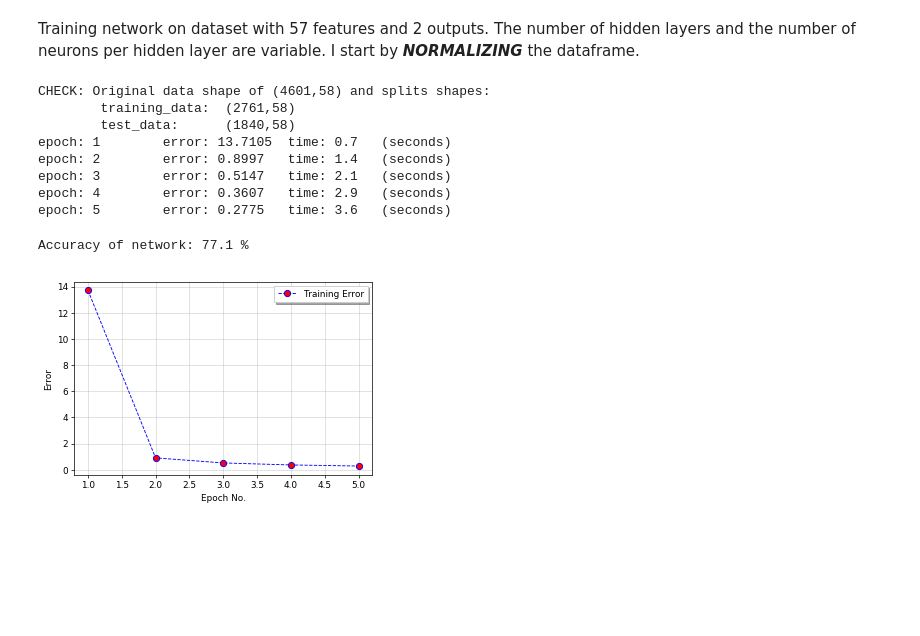
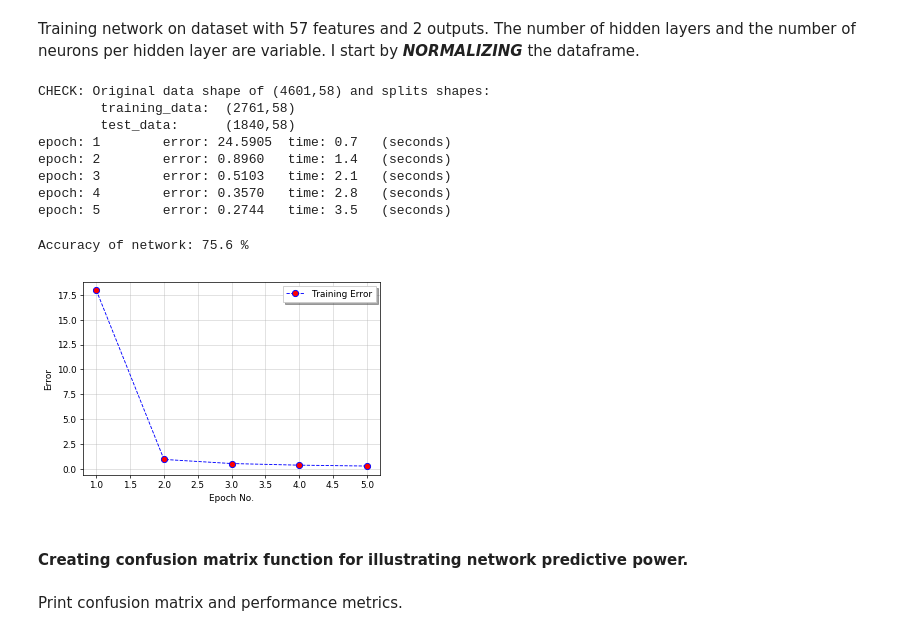
Before and after one commit to istewar1/Research, a Jupyter notebook: COSC 528/Project 4/COSC528_Project4_istewar1.ipynb, the cells around one changed output. Cells and saved outputs as stored; diff of their text form; code cells hidden in the pictures; blank space fills up the shorter version.

```diff
--- a/COSC 528/Project 4/COSC528_Project4_istewar1.ipynb
+++ b/COSC 528/Project 4/COSC528_Project4_istewar1.ipynb
@@ -358,45 +358,46 @@ X = ANN(df_norm, #data
         2,   # number of hidden layers
         2,   # number of neurons per hidden layer
         2,   # number of outputs (2)
-        'linear', # activation function
+        'sigmoid', # activation function
         0.3, # learning rate
-        printer=True)
+        printer=True # prints error per epoch (used during diagnostic testing)
+       )
 total_error,outputs = X.main(60,5)
 # %% [output]
 CHECK: Original data shape of (4601,58) and splits shapes:
         training_data:  (2761,58)
         test_data:      (1840,58)
-epoch: 1        error: 13.7105  time: 0.7   (seconds)
-epoch: 2        error: 0.8997   time: 1.4   (seconds)
-epoch: 3        error: 0.5147   time: 2.1   (seconds)
-epoch: 4        error: 0.3607   time: 2.9   (seconds)
-epoch: 5        error: 0.2775   time: 3.6   (seconds)
+epoch: 1        error: 24.5905  time: 0.7   (seconds)
+epoch: 2        error: 0.8960   time: 1.4   (seconds)
+epoch: 3        error: 0.5103   time: 2.1   (seconds)
+epoch: 4        error: 0.3570   time: 2.8   (seconds)
+epoch: 5        error: 0.2744   time: 3.5   (seconds)
 # %%
 # ------ Plotting results ------ #
 x = [i for i in total_error]
 y = [total_error[i] for i in total_error]
 fig,ax = plt.subplots(1,1,dpi=64)
 ax.plot(x,y,'bo--',linewidth=1,markerfacecolor='red',markersize=7,label='Training Error')
 ax.legend(loc='upper right',fancybox=False,shadow=True)
 ax.grid(alpha=0.5)
 ax.set_xlabel('Epoch No.')
 ax.set_ylabel('Error')
-if True:
+if False:
     plt.savefig(inPath+'Figures/Training_error.png',dpi=400)
 
 # ------ Calculating the prediction accuracy of network ------ #
 known = np.array([i[-1] for i in X.data_test])
 known_values = (known - known.mean()) / (known.max() - known.min())
 known_values = np.asarray(known_values)
 count_pos = 0 ; count_neg = 0
 for i in range(len(known_values)):
     if (known_values[i]>0.0)and(outputs[i]>0.0):
         count_pos+=1
     elif (known_values[i]<0.0)and(outputs[i]<0.0):
         count_pos+=1
     else:
         count_neg+=1
 print 'Accuracy of network: %.1f %%'%(float(count_pos)/float(count_pos+count_neg)*100)
 # %% [output]
-Accuracy of network: 77.1 %
+Accuracy of network: 75.6 %
-[figure, old version]
+[figure, new version]
@@ -417,0 +404,2 @@ def predict_accuracy(test_set,predicted):
+# %% [markdown]
+#### Creating confusion matrix function for illustrating network predictive power.
@@ -417,0 +440,2 @@ def predict_accuracy(test_set,predicted):
+# %% [markdown]
+Print confusion matrix and performance metrics.
```
Also changed, not shown: parts of 3 cells of this notebook, 3 other files.
